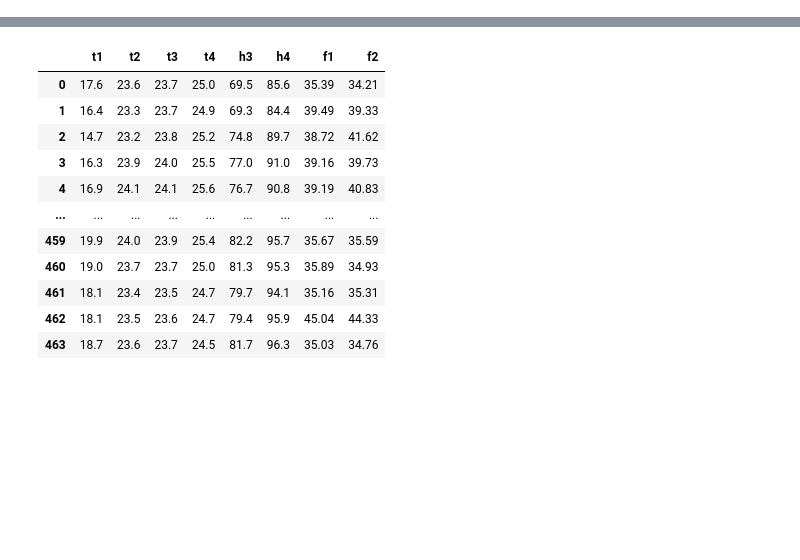
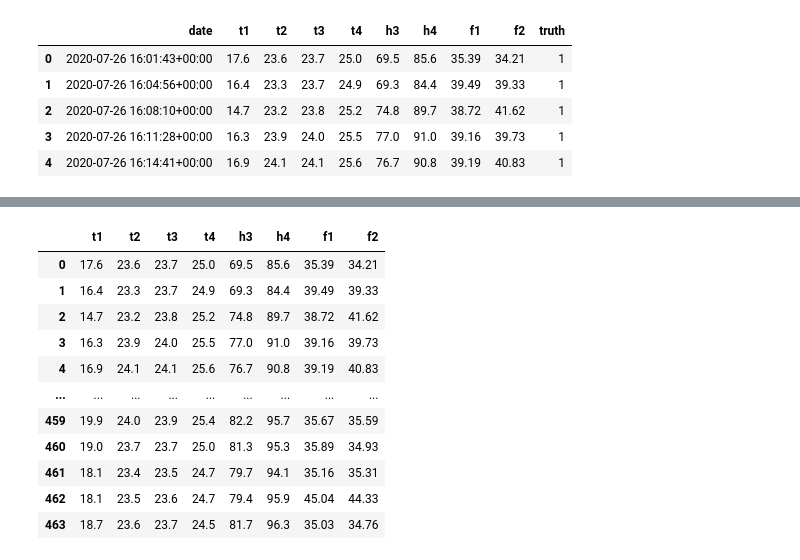
Before and after one commit to UVG2022-TEAM/ad_model, a Jupyter notebook: ad_iot.ipynb, the cells around one changed output, grey strips where cells are left out. Cells and saved outputs as stored; diff of their text form; code cells hidden in the pictures; blank space fills up the shorter version.

```diff
--- a/ad_iot.ipynb
+++ b/ad_iot.ipynb
@@ -15,4 +35,4 @@ data.shape
 # %%
 # Display the first rows of the DataFrame
-print(data.head())
+data.head()
 # %% [output]
@@ -24,0 +39,6 @@ print(data.head())
+|  | date | t1 | t2 | t3 | t4 | h3 | h4 | f1 | f2 | truth |
+| 0 | 2020-07-26 16:01:43+00:00 | 17.6 | 23.6 | 23.7 | 25.0 | 69.5 | 85.6 | 35.39 | 34.21 | 1 |
+| 1 | 2020-07-26 16:04:56+00:00 | 16.4 | 23.3 | 23.7 | 24.9 | 69.3 | 84.4 | 39.49 | 39.33 | 1 |
+| 2 | 2020-07-26 16:08:10+00:00 | 14.7 | 23.2 | 23.8 | 25.2 | 74.8 | 89.7 | 38.72 | 41.62 | 1 |
+| 3 | 2020-07-26 16:11:28+00:00 | 16.3 | 23.9 | 24.0 | 25.5 | 77.0 | 91.0 | 39.16 | 39.73 | 1 |
+| 4 | 2020-07-26 16:14:41+00:00 | 16.9 | 24.1 | 24.1 | 25.6 | 76.7 | 90.8 | 39.19 | 40.83 | 1 |
```
Also changed, not shown: parts of 21 cells of this notebook, 2 other files.
